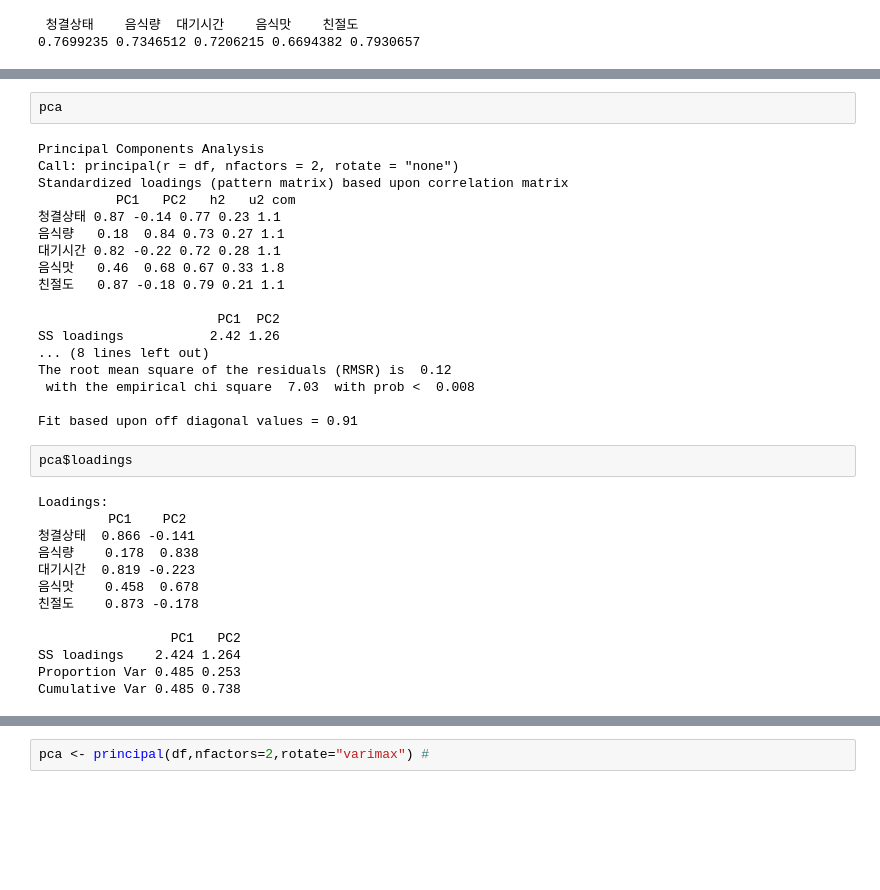
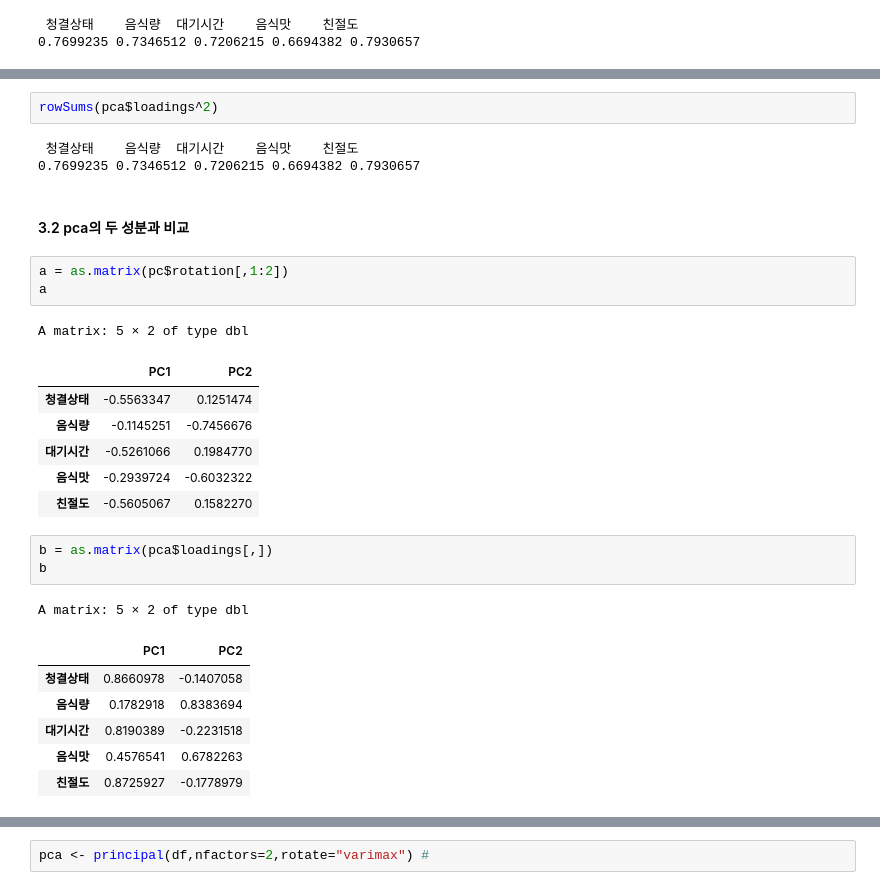
Before and after one commit to SJinLee/BasicStatatistics, a Jupyter notebook: advanced2.ipynb, the cells around one changed output, grey strips where cells are left out. Drawn from its saved outputs; the diff is of its cells as text; blank space fills up the shorter version.

```diff
--- a/advanced2.ipynb
+++ b/advanced2.ipynb
@@ -75,35 +95,29 @@ List of 30
-# %%
-pca
-# %% [output]
-Principal Components Analysis
-Call: principal(r = df, nfactors = 2, rotate = "none")
-Standardized loadings (pattern matrix) based upon correlation matrix
-          PC1   PC2   h2   u2 com
-청결상태 0.87 -0.14 0.77 0.23 1.1
-음식량   0.18  0.84 0.73 0.27 1.1
-대기시간 0.82 -0.22 0.72 0.28 1.1
-음식맛   0.46  0.68 0.67 0.33 1.8
-친절도   0.87 -0.18 0.79 0.21 1.1
-
-                       PC1  PC2
-SS loadings           2.42 1.26
-... (8 lines left out)
-The root mean square of the residuals (RMSR) is  0.12
- with the empirical chi square  7.03  with prob <  0.008
-
-Fit based upon off diagonal values = 0.91
-# %%
-pca$loadings
-# %% [output]
-Loadings:
-         PC1    PC2
-청결상태  0.866 -0.141
-음식량    0.178  0.838
-대기시간  0.819 -0.223
-음식맛    0.458  0.678
-친절도    0.873 -0.178
-
-                 PC1   PC2
-SS loadings    2.424 1.264
-Proportion Var 0.485 0.253
-Cumulative Var 0.485 0.738
+# %%
+rowSums(pca$loadings^2)
+# %% [output]
+ 청결상태    음식량  대기시간    음식맛    친절도
+0.7699235 0.7346512 0.7206215 0.6694382 0.7930657
+# %% [markdown]
+#### 3.2 pca의 두 성분과 비교
+# %%
+a = as.matrix(pc$rotation[,1:2])
+a
+# %% [output]
+A matrix: 5 × 2 of type dbl
+|  | PC1 | PC2 |
+| 청결상태 | -0.5563347 | 0.1251474 |
+| 음식량 | -0.1145251 | -0.7456676 |
+| 대기시간 | -0.5261066 | 0.1984770 |
+| 음식맛 | -0.2939724 | -0.6032322 |
+| 친절도 | -0.5605067 | 0.1582270 |
+# %%
+b = as.matrix(pca$loadings[,])
+b
+# %% [output]
+A matrix: 5 × 2 of type dbl
+|  | PC1 | PC2 |
+| 청결상태 | 0.8660978 | -0.1407058 |
+| 음식량 | 0.1782918 | 0.8383694 |
+| 대기시간 | 0.8190389 | -0.2231518 |
+| 음식맛 | 0.4576541 | 0.6782263 |
+| 친절도 | 0.8725927 | -0.1778979 |
```
Also changed, not shown: parts of 36 cells of this notebook.
